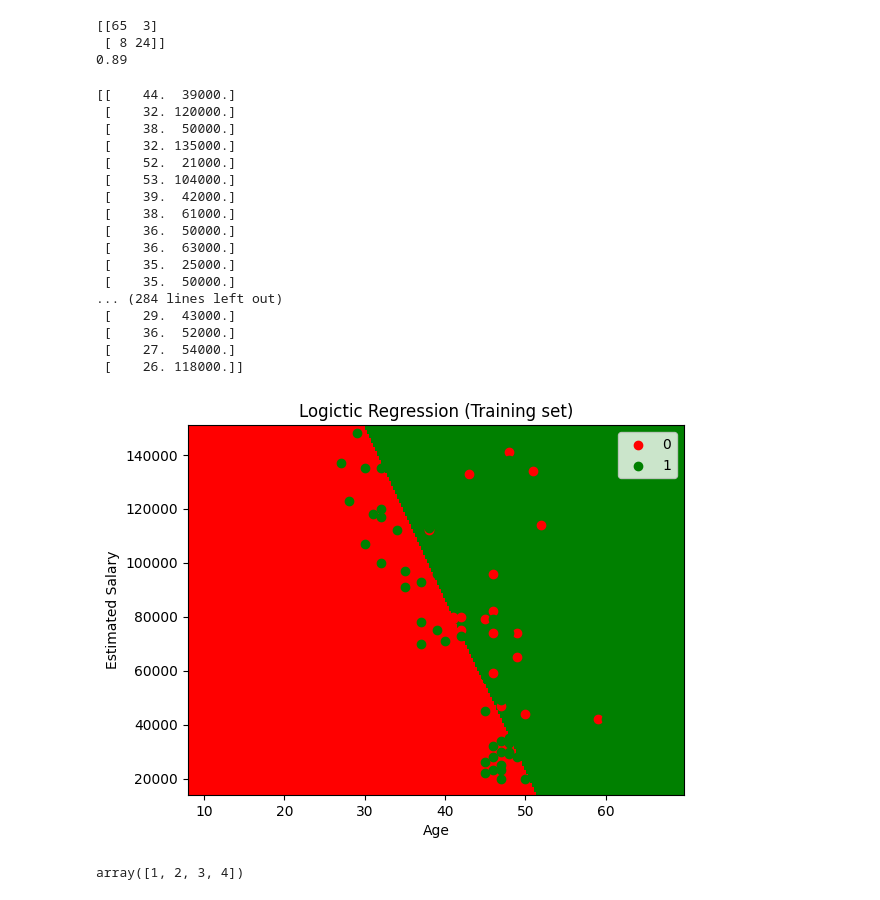
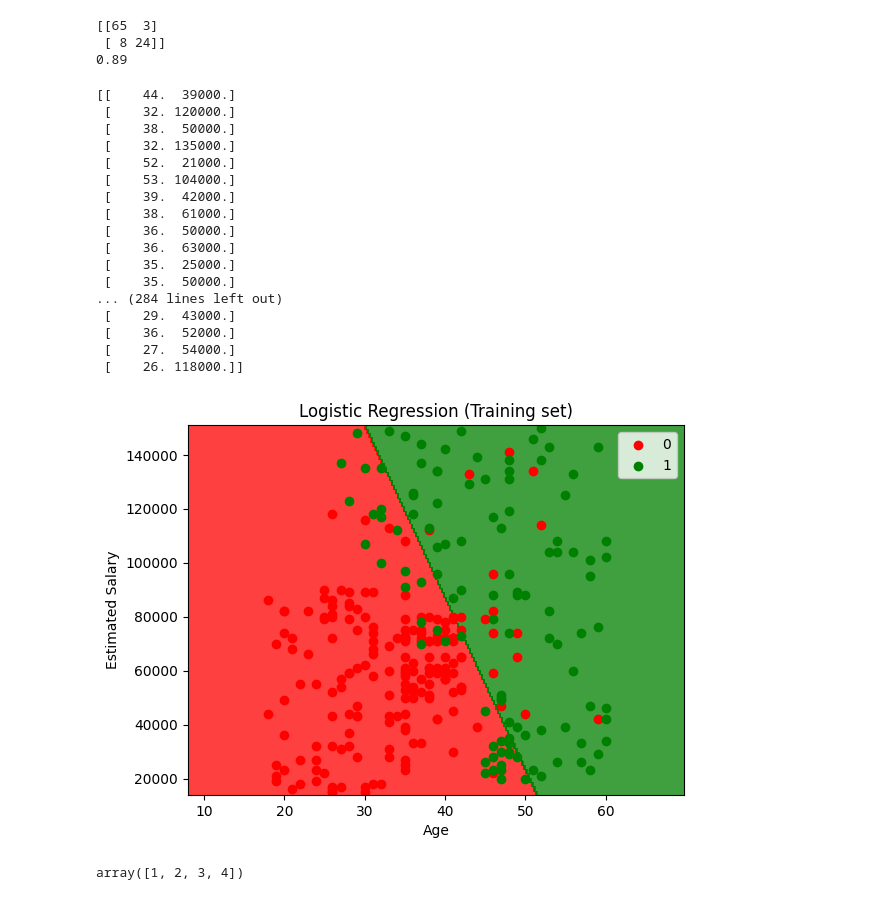
Before and after one commit to XXRadeonXFX/ML_Basics, a Jupyter notebook: Machine Learning A-Z (Codes and Datasets)/Part 3 - Classification/Section 14 - Logistic Regression/Python/Practice.ipynb, the cells around one changed output. Cells and saved outputs as stored; diff of their text form; code cells hidden in the pictures.

```diff
--- a/Machine Learning A-Z (Codes and Datasets)/Part 3 - Classification/Section 14 - Logistic Regression/Python/Practice.ipynb
+++ b/Machine Learning A-Z (Codes and Datasets)/Part 3 - Classification/Section 14 - Logistic Regression/Python/Practice.ipynb
@@ -140,40 +135,40 @@ X1, X2 = np.meshgrid(np.arange( start = X_set[:,0].min() -10 , stop= X_set[:,0].
 
 
 plt.contourf(X1,X2, classifier.predict( sc.transform( np.array( [X1.ravel() , X2.ravel() ]).T )).reshape(X1.shape),
-    aplha= 0.75, cmap = ListedColormap(('red','green') ) )
+    alpha= 0.75, cmap = ListedColormap(('red','green') ) )
 
 
 plt.xlim(X1.min(), X1.max() )
 plt.ylim(X2.min() ,X2.max() )
 
 
 for i,j in enumerate( np.unique(y_set)  ):
     plt.scatter( X_set[ y_set == j ,0  ], X_set[ y_set ==j ,1 ] , c = ListedColormap(('red', 'green'))(i), label = j )
 
-plt.title('Logictic Regression (Training set)')
+plt.title('Logistic Regression (Training set)')
 plt.xlabel('Age')
 plt.ylabel('Estimated Salary')
 plt.legend()
 plt.show()
 # %% [output]
 [[    44.  39000.]
  [    32. 120000.]
  [    38.  50000.]
  [    32. 135000.]
  [    52.  21000.]
  [    53. 104000.]
  [    39.  42000.]
  [    38.  61000.]
  [    36.  50000.]
  [    36.  63000.]
  [    35.  25000.]
  [    35.  50000.]
 ... (284 lines left out)
  [    29.  43000.]
  [    36.  52000.]
  [    27.  54000.]
  [    26. 118000.]]
-[figure, old version]
+[figure, new version]
 # %%
 np.array([[1,2,3,4]]).ravel()
 # %% [output]
```
Also changed, not shown: parts of 2 cells of this notebook, 1 other file.
